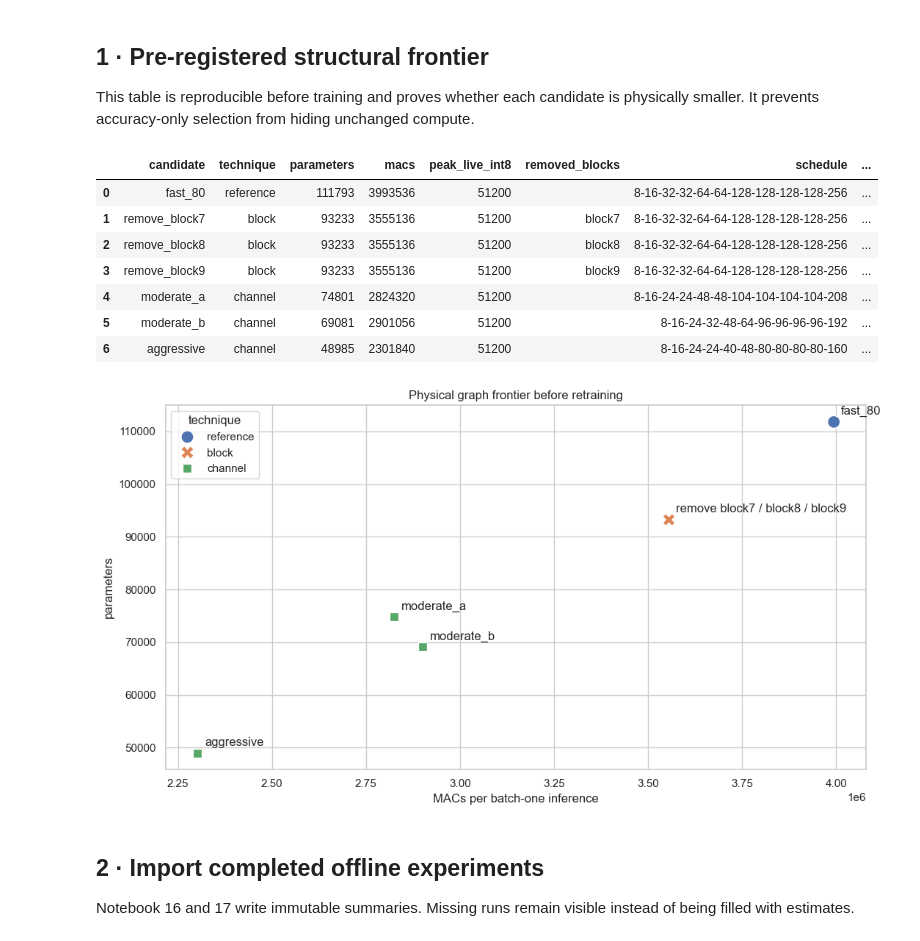
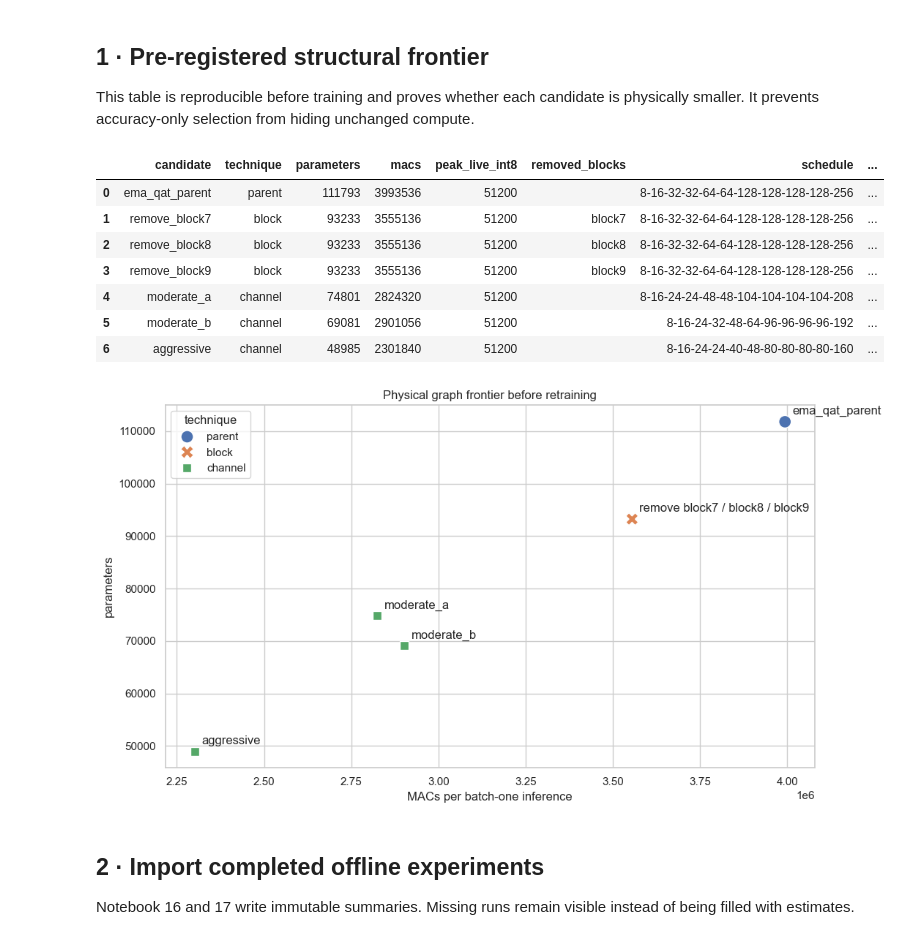
Before and after one commit to KhoanDoanVan/visual-wake-words-esp32-cam, a Jupyter notebook: optimization/pruning/18_pruning_experiment_comparison.ipynb, the cells around one changed output. Saved outputs shown, nothing was run; the diff lists cells and outputs as text; code cells hidden in the pictures.

Commit message:
[build] build model by pruning and deploying to benchmark technical on esp32-CAM

```diff
--- a/optimization/pruning/18_pruning_experiment_comparison.ipynb
+++ b/optimization/pruning/18_pruning_experiment_comparison.ipynb
@@ -29,38 +29,38 @@ sns.set_theme(style='whitegrid', context='notebook')
 This table is reproducible before training and proves whether each candidate is physically smaller. It prevents accuracy-only selection from hiding unchanged compute.
 # %%
 rows = []
-definitions = [('fast_80', tuple(config['model']['reference_channels']), ())]
+definitions = [('ema_qat_parent', tuple(config['model']['reference_channels']), ())]
 definitions += [(spec.name, spec.channel_schedule, spec.removed_blocks) for spec in block_pruning_specs()]
 definitions += [(name, schedule, ()) for name, schedule in NAMED_CHANNEL_SCHEDULES.items() if name != 'reference']
 for name, schedule, removed in definitions:
     model = build_tiny_mobilenet_v1(input_shape=(80, 80, 3), channel_schedule=schedule, removed_blocks=removed)
     _, _, profile = profile_model(model)
-    rows.append({'candidate': name, 'technique': 'reference' if name == 'fast_80' else ('block' if removed else 'channel'), 'parameters': profile['parameters'], 'macs': profile['estimated_macs_batch1'], 'peak_live_int8': profile['peak_live_activation_int8_bytes_batch1_hypothetical'], 'removed_blocks': ','.join(removed), 'schedule': '-'.join(map(str, schedule))})
+    rows.append({'candidate': name, 'technique': 'parent' if name == 'ema_qat_parent' else ('block' if removed else 'channel'), 'parameters': profile['parameters'], 'macs': profile['estimated_macs_batch1'], 'peak_live_int8': profile['peak_live_activation_int8_bytes_batch1_hypothetical'], 'removed_blocks': ','.join(removed), 'schedule': '-'.join(map(str, schedule))})
 structural = pd.DataFrame(rows); baseline = structural.iloc[0]
 structural['mac_reduction_pct'] = 100 * (1 - structural.macs / baseline.macs); structural['parameter_reduction_pct'] = 100 * (1 - structural.parameters / baseline.parameters)
 structural.to_csv(OUT / 'reports/pre_registered_structural_frontier.csv', index=False)
 display(structural)
 fig, ax = plt.subplots(figsize=(11, 6))
 sns.scatterplot(data=structural, x='macs', y='parameters', hue='technique', style='technique', s=150, ax=ax)
 labelled_block_point = False
 for row in structural.itertuples():
     if row.technique == 'block':
         if labelled_block_point: continue
         label, labelled_block_point = 'remove block7 / block8 / block9', True
     else: label = row.candidate
     ax.annotate(label, (row.macs, row.parameters), xytext=(7, 7), textcoords='offset points')
 ax.set(title='Physical graph frontier before retraining', xlabel='MACs per batch-one inference', ylabel='parameters')
 fig.tight_layout(); fig.savefig(OUT / 'figures/structural_frontier.png', dpi=170, bbox_inches='tight'); plt.show()
 # %% [output]
 |  | candidate | technique | parameters | macs | peak_live_int8 | removed_blocks | schedule | ... |
-| 0 | fast_80 | reference | 111793 | 3993536 | 51200 |  | 8-16-32-32-64-64-128-128-128-128-256 | ... |
+| 0 | ema_qat_parent | parent | 111793 | 3993536 | 51200 |  | 8-16-32-32-64-64-128-128-128-128-256 | ... |
 | 1 | remove_block7 | block | 93233 | 3555136 | 51200 | block7 | 8-16-32-32-64-64-128-128-128-128-256 | ... |
 | 2 | remove_block8 | block | 93233 | 3555136 | 51200 | block8 | 8-16-32-32-64-64-128-128-128-128-256 | ... |
 | 3 | remove_block9 | block | 93233 | 3555136 | 51200 | block9 | 8-16-32-32-64-64-128-128-128-128-256 | ... |
 | 4 | moderate_a | channel | 74801 | 2824320 | 51200 |  | 8-16-24-24-48-48-104-104-104-104-208 | ... |
 | 5 | moderate_b | channel | 69081 | 2901056 | 51200 |  | 8-16-24-32-48-64-96-96-96-96-192 | ... |
 | 6 | aggressive | channel | 48985 | 2301840 | 51200 |  | 8-16-24-24-40-48-80-80-80-80-160 | ... |
-[figure, old version]
+[figure, new version]
 # %% [markdown]
 ## 2 · Import completed offline experiments
 
```
Also changed, not shown: parts of 3 cells of this notebook, 2 other files.
